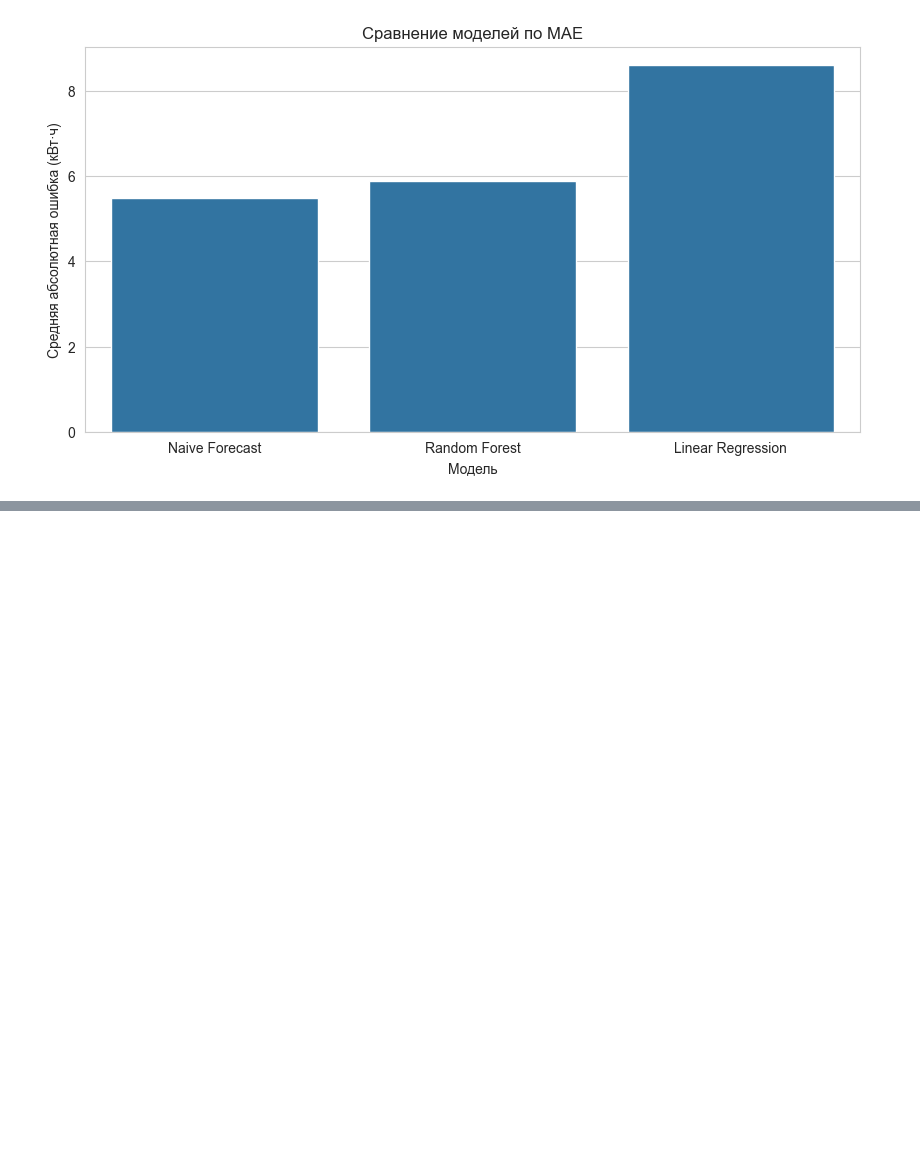
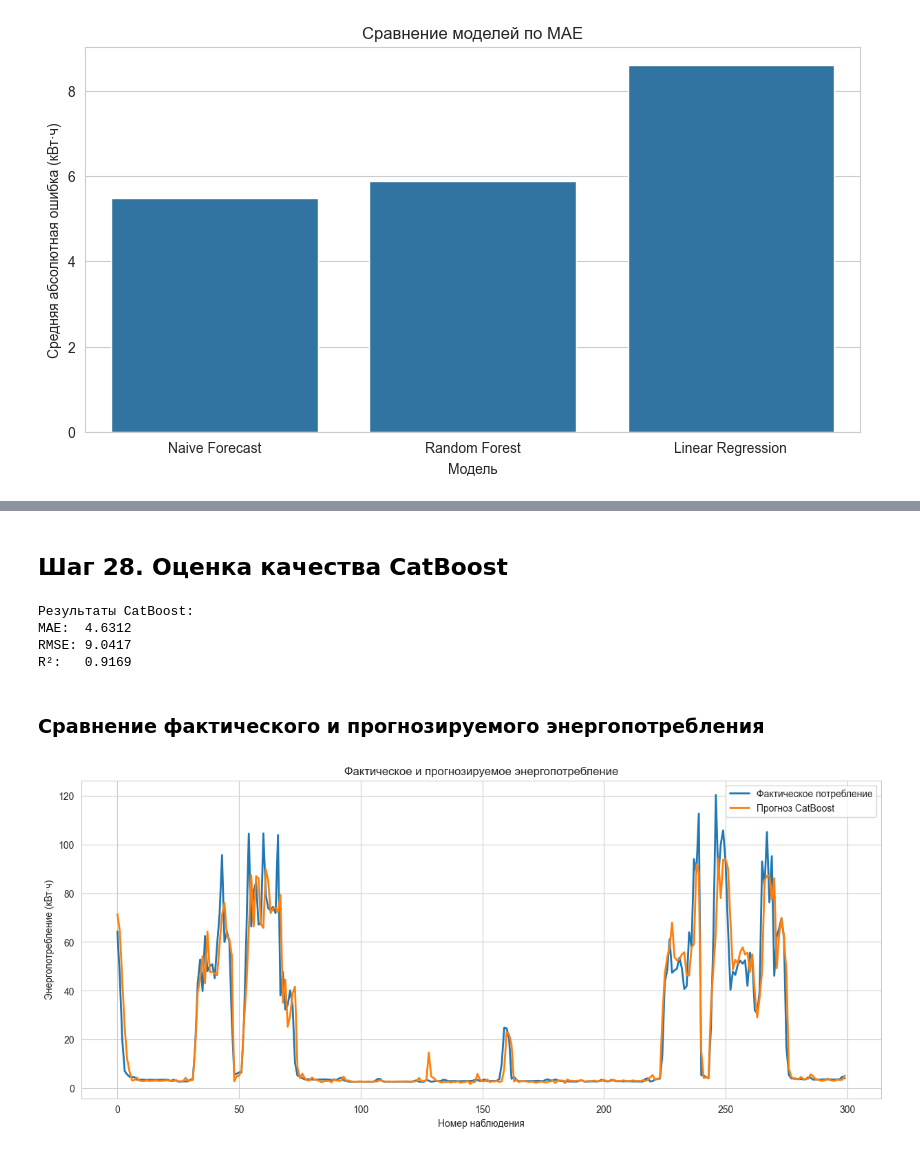
Before and after one commit to red77789/team6, a Jupyter notebook: ML.ipynb, the cells around one changed output, grey strips where cells are left out. Drawn from its saved outputs; the diff is of its cells as text; code cells hidden in the pictures; blank space fills up the shorter version.

```diff
--- a/ML.ipynb
+++ b/ML.ipynb
@@ -636,0 +747,51 @@ ModuleNotFoundError: No module named 'catboost'
+# %% [markdown]
+## Шаг 28. Оценка качества CatBoost
+# %%
+# Вычисляем метрики качества
+mae_catboost = mean_absolute_error(
+    y_test, y_pred_catboost
+)
+
+rmse_catboost = np.sqrt(
+    mean_squared_error(y_test, y_pred_catboost)
+)
+
+r2_catboost = r2_score(
+    y_test, y_pred_catboost
+)
+
+print('Результаты CatBoost:')
+print(f'MAE:  {mae_catboost:.4f}')
+print(f'RMSE: {rmse_catboost:.4f}')
+print(f'R²:   {r2_catboost:.4f}')
+# %% [output]
+Результаты CatBoost:
+MAE:  4.6312
+RMSE: 9.0417
+R²:   0.9169
+# %% [markdown]
+### Сравнение фактического и прогнозируемого энергопотребления
+# %%
+plt.figure(figsize=(15, 6))
+
+plt.plot(
+    y_test.iloc[:300].values,
+    label='Фактическое потребление',
+    linewidth=2
+)
+
+plt.plot(
+    y_pred_catboost[:300],
+    label='Прогноз CatBoost',
+    linewidth=2
+)
+
+plt.title('Фактическое и прогнозируемое энергопотребление')
+plt.xlabel('Номер наблюдения')
+plt.ylabel('Энергопотребление (кВт·ч)')
+plt.legend()
+plt.grid(True)
+
+plt.show()
+# %% [output]
+[figure, added]
```
Also changed, not shown: parts of 46 cells of this notebook, 7 other files.
